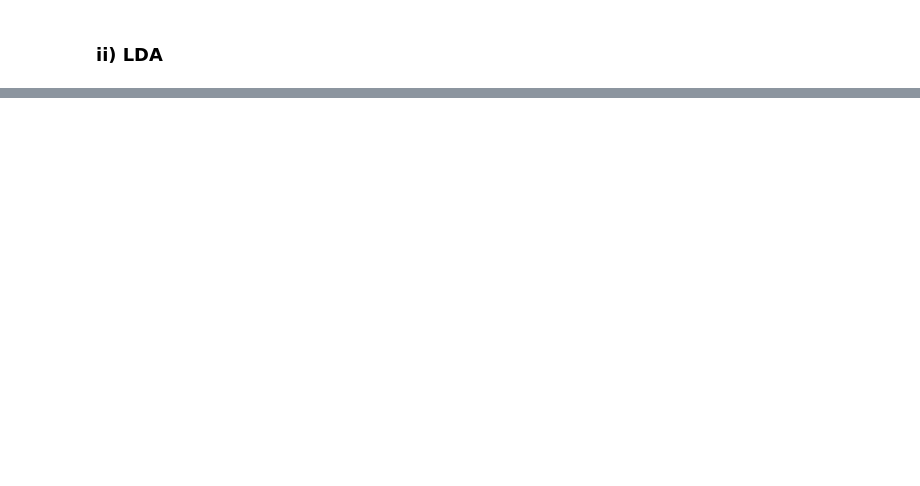
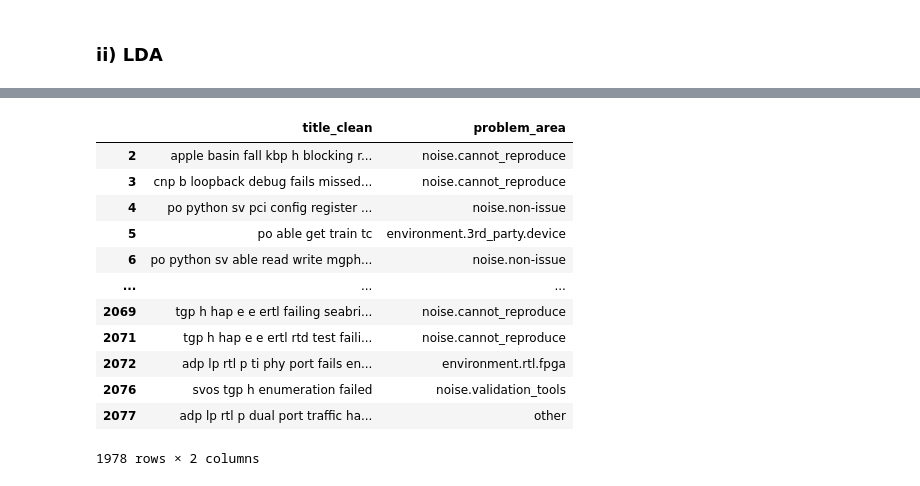
Before and after one commit to NicoleNL/ML-Track, a Jupyter notebook: Similarity_analytics_20210921.ipynb, the cells around one changed output, grey strips where cells are left out. Cells and saved outputs as stored; diff of their text form; code cells hidden in the pictures; blank space fills up the shorter version.

```diff
--- a/Similarity_analytics_20210921.ipynb
+++ b/Similarity_analytics_20210921.ipynb
@@ -1167,0 +999,14 @@ The top 10 words for topic #4
+# %%
+#data preprocessing
+df["title_cont"] = [word_contractions(text) for text in df["title"]]
+df["title_lower"] = [lowercase(text) for text in df["title_cont"]]
+df["title_tag"] = [remove_htmltag_url(text) for text in df["title_lower"]]
+df["title_rem"] = [remove_irrchar_punc(text,char=None) for text in df["title_tag"]]
+df["title_num"] = [remove_num(text) for text in df["title_rem"]]
+df["title_white"] = [remove_multwhitespace(text) for text in df["title_num"]]
+df["title_stop"]=  [remove_stopwords(text,extra_sw=None,remove_sw=None) for text in df["title_white"]]
+n=10
+df["title_freq"] = remove_freqwords(df["title_stop"],n)
+df["title_rare"] = remove_rarewords(df["title_freq"],n)
+df["title_clean"] = lemmatize_words(column= df["title_rare"],lemma_type="WordNet")
+df
@@ -1167,0 +1029,17 @@ The top 10 words for topic #4
+# %%
+df = df[["title_clean","problem_area"]]
+df
+# %% [output]
+|  | title_clean | problem_area |
+| 2 | apple basin fall kbp h blocking r... | noise.cannot_reproduce |
+| 3 | cnp b loopback debug fails missed... | noise.cannot_reproduce |
+| 4 | po python sv pci config register ... | noise.non-issue |
+| 5 | po able get train tc | environment.3rd_party.device |
+| 6 | po python sv able read write mgph... | noise.non-issue |
+| ... | ... | ... |
+| 2069 | tgp h hap e e ertl failing seabri... | noise.cannot_reproduce |
+| 2071 | tgp h hap e e ertl rtd test faili... | noise.cannot_reproduce |
+| 2072 | adp lp rtl p ti phy port fails en... | environment.rtl.fpga |
+| 2076 | svos tgp h enumeration failed | noise.validation_tools |
+| 2077 | adp lp rtl p dual port traffic ha... | other |
+1978 rows × 2 columns
```
Also changed, not shown: parts of 40 cells of this notebook.
